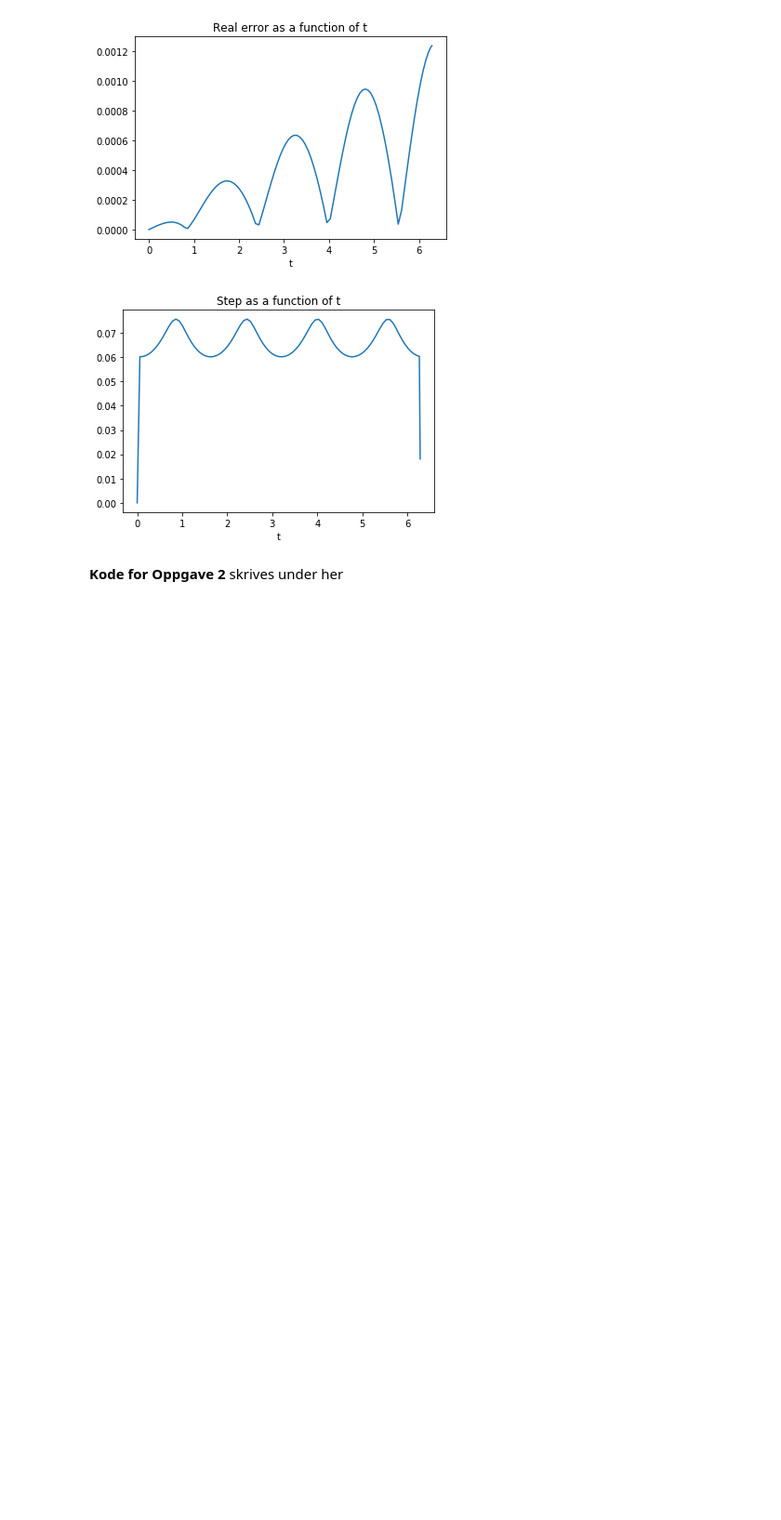
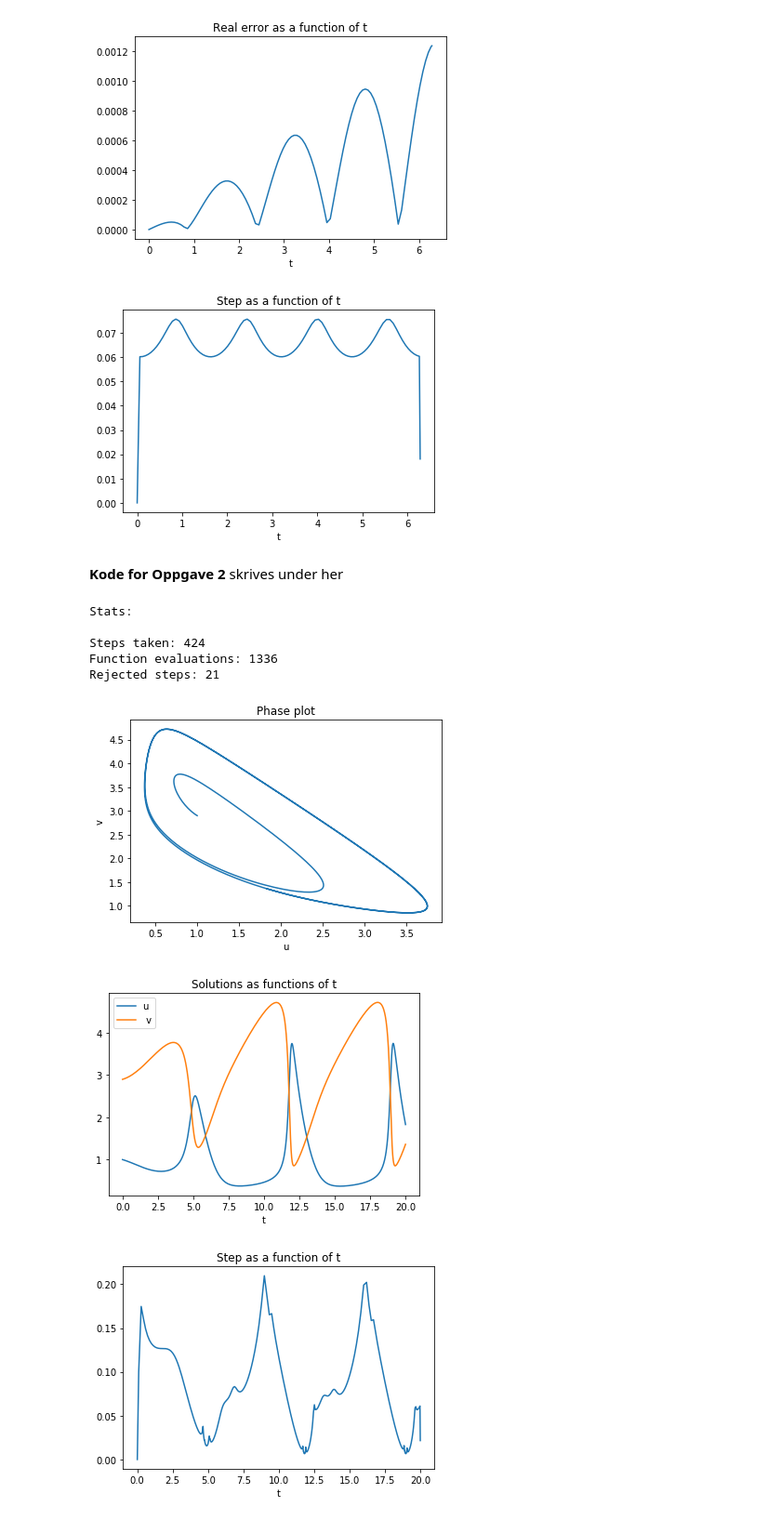
Before and after one commit to alexaoh/TMA4320, a Jupyter notebook: Oving6/O-Øving 6.ipynb, the cells around one changed output. Shown: that part at 93% size. Cells and saved outputs as stored; diff of their text form; code cells hidden in the pictures; blank space fills up the shorter version.

```diff
--- a/Oving6/O-Øving 6.ipynb
+++ b/Oving6/O-Øving 6.ipynb
@@ -213,0 +210,50 @@ def Brusselator(t,y):
+# %%
+def Brusselator(t,y):
+    return np.array([1+y[0]**2*y[1]-4*y[0],3*y[0]-y[0]**2*y[1]])
+
+t0 = 0
+tend = 20
+tol = 1e-5
+h0 = 0.1
+alpha = 0.9
+y0 = np.array([1,2.9])
+
+T, Y, stats = BogackiShampine(t0, tend, y0, Brusselator, h0, tol, alpha)
+
+T = T[:-1] #Vil ikke ha med y0 her heller
+
+print("Stats:\n")
+print("Steps taken:",stats["steps"])
+print("Function evaluations:", stats["feval"])
+print("Rejected steps:", stats["rejects"])
+
+plt.plot(Y[:-1,0], Y[:-1,1])
+plt.title("Phase plot")
+plt.xlabel("u")
+plt.ylabel("v")
+plt.show()
+
+plt.plot(T,Y[:-1,0], label="u")
+plt.plot(T,Y[:-1,1], label=" v")
+plt.title("Solutions as functions of t")
+plt.xlabel("t")
+plt.legend()
+plt.show()
+
+h_list = np.zeros(len(T))
+for i in range(1,len(T)):
+    h_list[i] = T[i] - T[i-1]
+
+plt.plot(T,h_list)
+plt.title("Step as a function of t")
+plt.xlabel("t")
+plt.show()
+# %% [output]
+Stats:
+
+Steps taken: 424
+Function evaluations: 1336
+Rejected steps: 21
+[figure, added]
+[figure, added]
+[figure, added]
```
Also changed, not shown: parts of 2 cells of this notebook.
